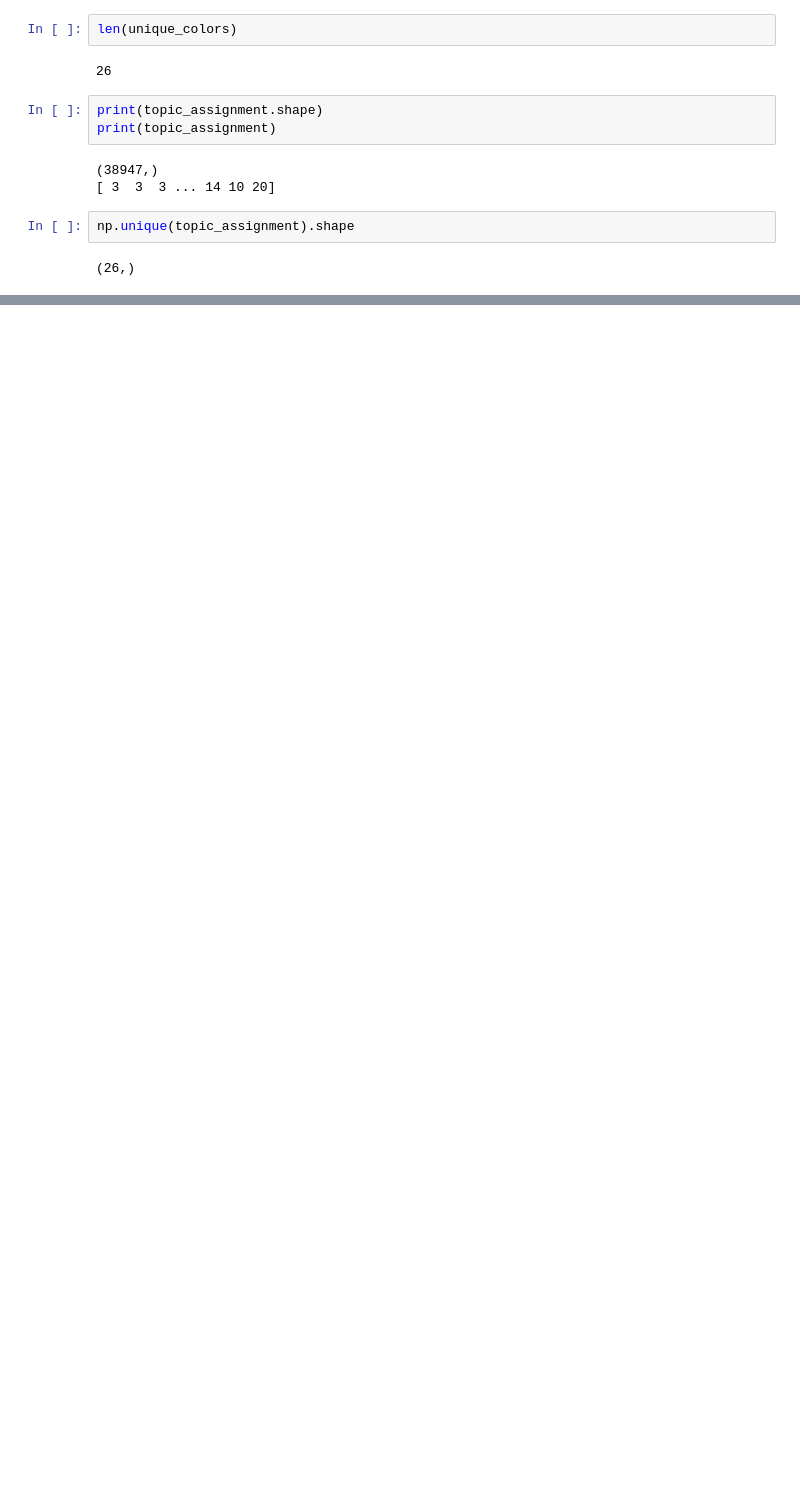
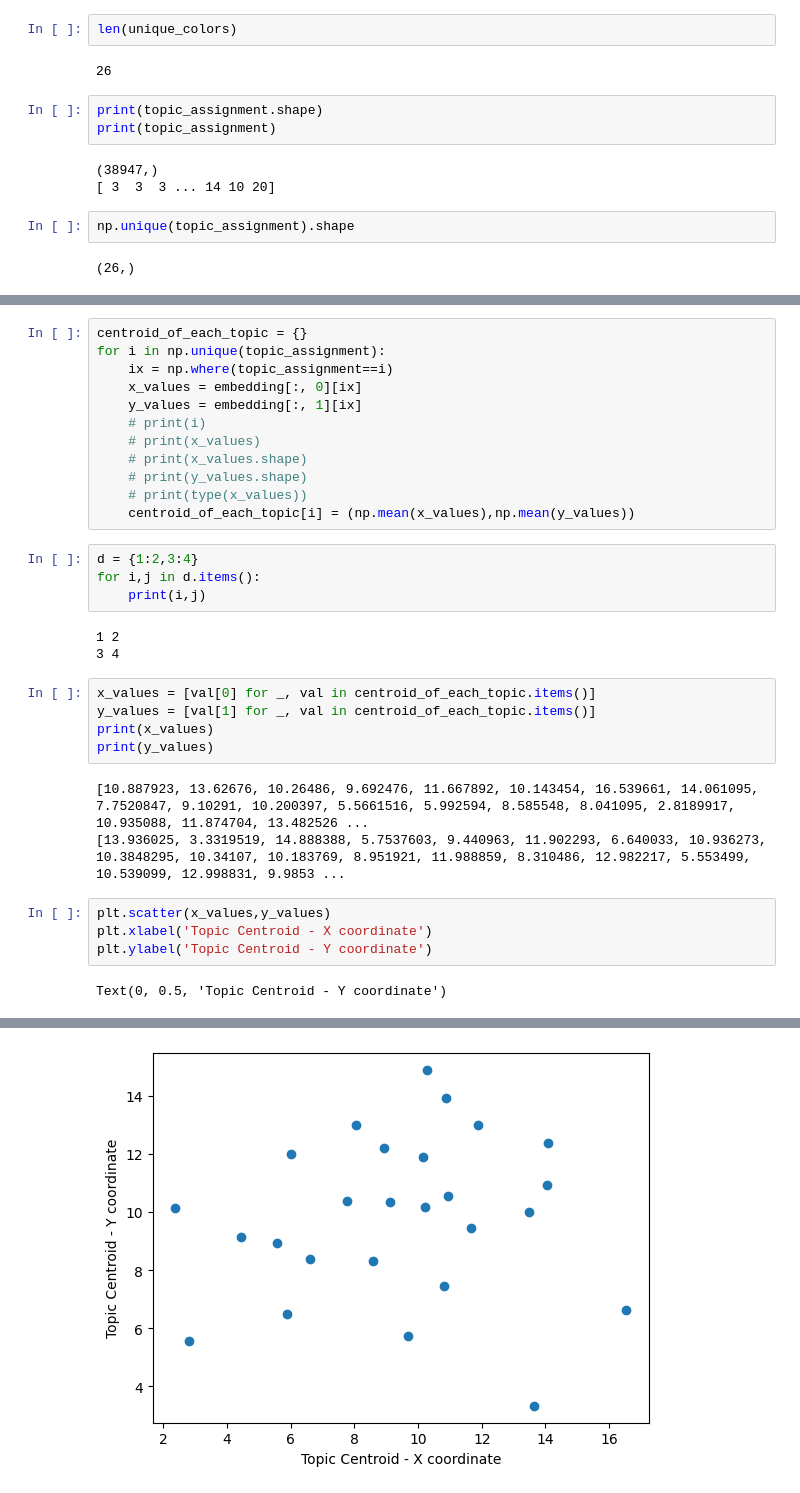
Before and after one commit to adh-aashish/topic_modeling, a Jupyter notebook: notebooks/generateTopicDistribution.ipynb, the cells around one changed output, grey strips where cells are left out. Drawn from its saved outputs; the diff is of its cells as text; blank space fills up the shorter version.

```diff
--- a/notebooks/generateTopicDistribution.ipynb
+++ b/notebooks/generateTopicDistribution.ipynb
@@ -131,0 +293,33 @@ plt.show()
+# %%
+centroid_of_each_topic = {}
+for i in np.unique(topic_assignment):
+    ix = np.where(topic_assignment==i)
+    x_values = embedding[:, 0][ix]
+    y_values = embedding[:, 1][ix]
+    # print(i)
+    # print(x_values)
+    # print(x_values.shape)
+    # print(y_values.shape)
+    # print(type(x_values))
+    centroid_of_each_topic[i] = (np.mean(x_values),np.mean(y_values))
+# %%
+d = {1:2,3:4}
+for i,j in d.items():
+    print(i,j)
+# %% [output]
+1 2
+3 4
+# %%
+x_values = [val[0] for _, val in centroid_of_each_topic.items()]
+y_values = [val[1] for _, val in centroid_of_each_topic.items()]
+print(x_values)
+print(y_values)
+# %% [output]
+[10.887923, 13.62676, 10.26486, 9.692476, 11.667892, 10.143454, 16.539661, 14.061095, 7.7520847, 9.10291, 10.200397, 5.5661516, 5.992594, 8.585548, 8.041095, 2.8189917, 10.935088, 11.874704, 13.482526 ...
+[13.936025, 3.3319519, 14.888388, 5.7537603, 9.440963, 11.902293, 6.640033, 10.936273, 10.3848295, 10.34107, 10.183769, 8.951921, 11.988859, 8.310486, 12.982217, 5.553499, 10.539099, 12.998831, 9.9853 ...
+# %%
+plt.scatter(x_values,y_values)
+plt.xlabel('Topic Centroid - X coordinate')
+plt.ylabel('Topic Centroid - Y coordinate')
+# %% [output]
+Text(0, 0.5, 'Topic Centroid - Y coordinate')
@@ -131,0 +343 @@ plt.show()
+[figure, added]
```
Also changed, not shown: parts of 35 cells of this notebook, 1 other file.
